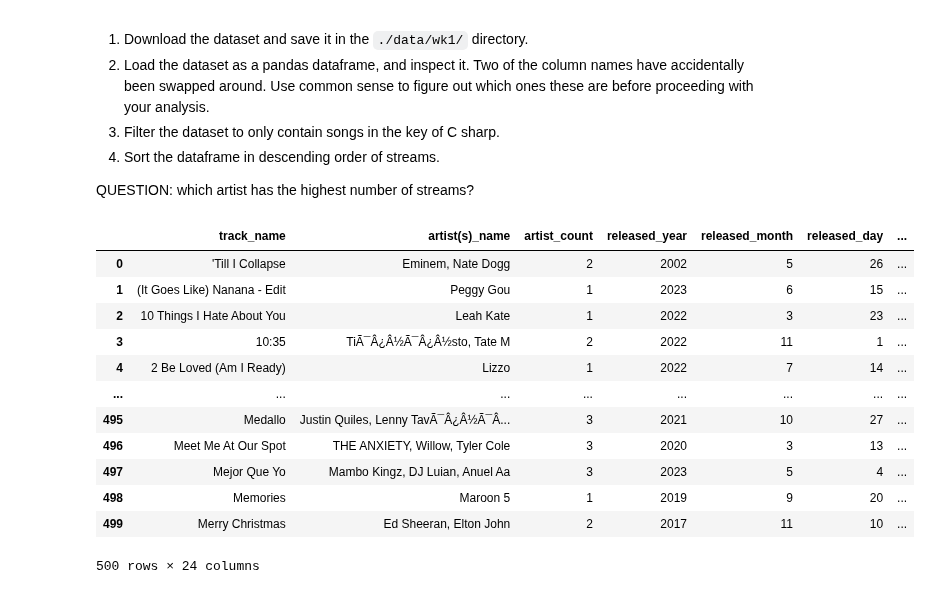
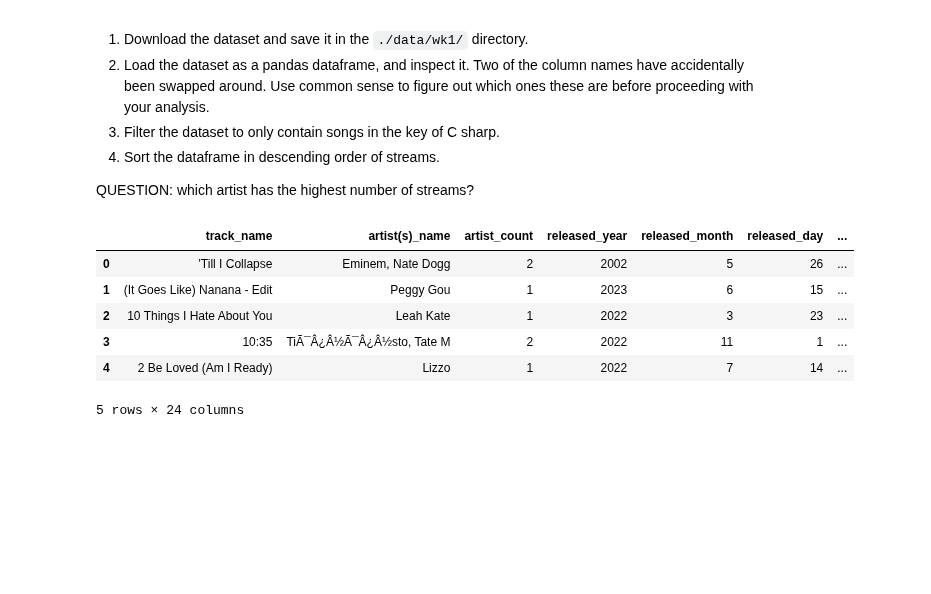
Before and after one commit to clp2454/QM2, a Jupyter notebook: notebooks/W01. Python Recap.ipynb, the cells around one changed output. Cells and saved outputs as stored; diff of their text form; code cells hidden in the pictures; blank space fills up the shorter version.

```diff
--- a/notebooks/W01. Python Recap.ipynb
+++ b/notebooks/W01. Python Recap.ipynb
@@ -262,24 +262,19 @@ QUESTION: which artist has the highest number of streams?
 # %%
 #Download the dataset and save it in the ./data/wk1/ directory - directory ./data/wk1 already exists
 !curl -s https://storage.googleapis.com/qm2/wk1/spotify-2023.csv -o ./data/wk1/spotify-2023.csv
 #Load the dataset as a pandas dataframe
 import pandas
 import matplotlib
 %matplotlib inline
 data = pandas.read_csv('https://storage.googleapis.com/qm2/wk1/spotify-2023.csv')
-#Inspect the dataset
+#Inspect the dataset and correct the error in column headings
+data = data.rename(columns={'streams': 'bpm', 'bpm': 'streams'})
 data.head()
 # %% [output]
 |  | track_name | artist(s)_name | artist_count | released_year | released_month | released_day | ... |
 | 0 | 'Till I Collapse | Eminem, Nate Dogg | 2 | 2002 | 5 | 26 | ... |
 | 1 | (It Goes Like) Nanana - Edit | Peggy Gou | 1 | 2023 | 6 | 15 | ... |
 | 2 | 10 Things I Hate About You | Leah Kate | 1 | 2022 | 3 | 23 | ... |
 | 3 | 10:35 | TiÃ¯Â¿Â½Ã¯Â¿Â½sto, Tate M | 2 | 2022 | 11 | 1 | ... |
 | 4 | 2 Be Loved (Am I Ready) | Lizzo | 1 | 2022 | 7 | 14 | ... |
-| ... | ... | ... | ... | ... | ... | ... | ... |
-| 495 | Medallo | Justin Quiles, Lenny TavÃ¯Â¿Â½Ã¯Â... | 3 | 2021 | 10 | 27 | ... |
-| 496 | Meet Me At Our Spot | THE ANXIETY, Willow, Tyler Cole | 3 | 2020 | 3 | 13 | ... |
-| 497 | Mejor Que Yo | Mambo Kingz, DJ Luian, Anuel Aa | 3 | 2023 | 5 | 4 | ... |
-| 498 | Memories | Maroon 5 | 1 | 2019 | 9 | 20 | ... |
-| 499 | Merry Christmas | Ed Sheeran, Elton John | 2 | 2017 | 11 | 10 | ... |
-500 rows × 24 columns
+5 rows × 24 columns
```
